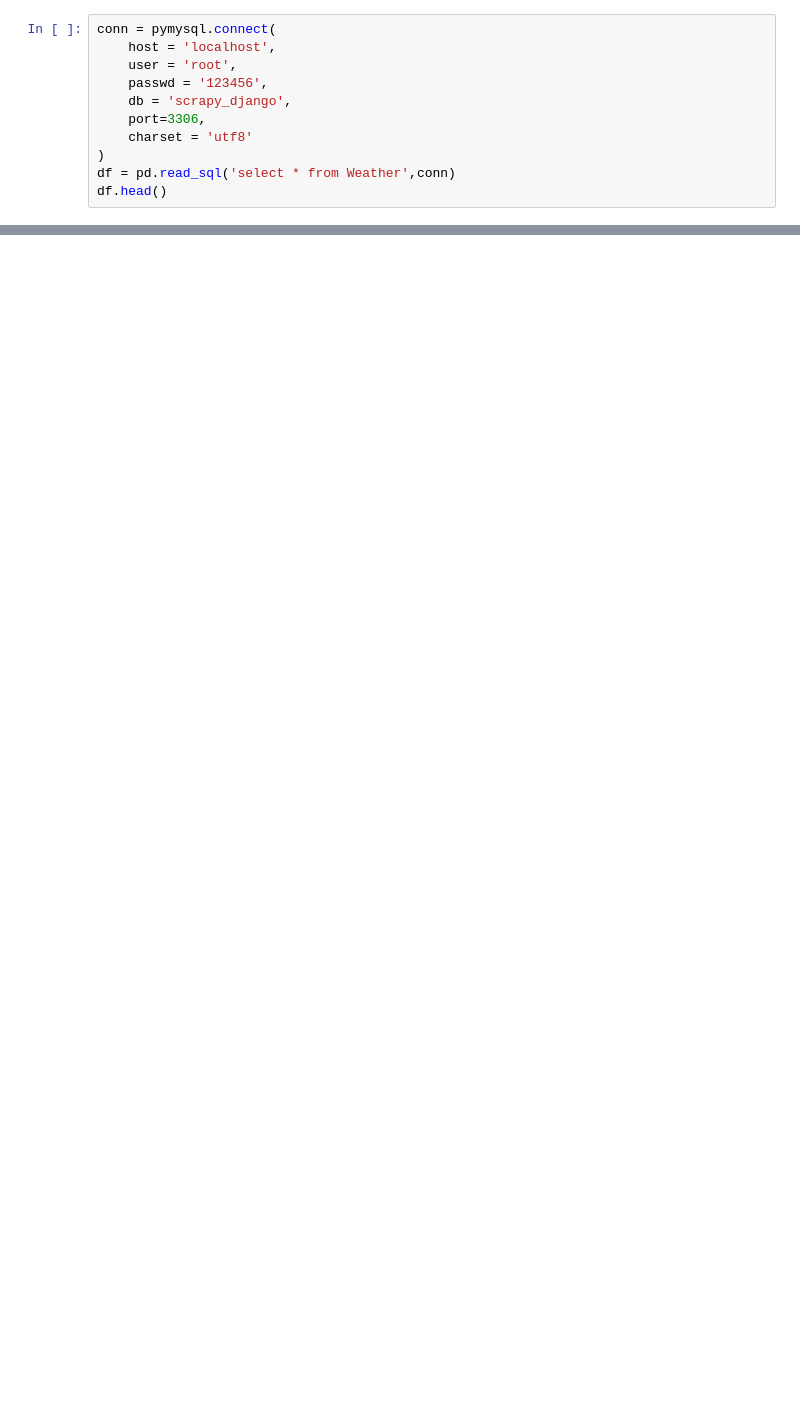
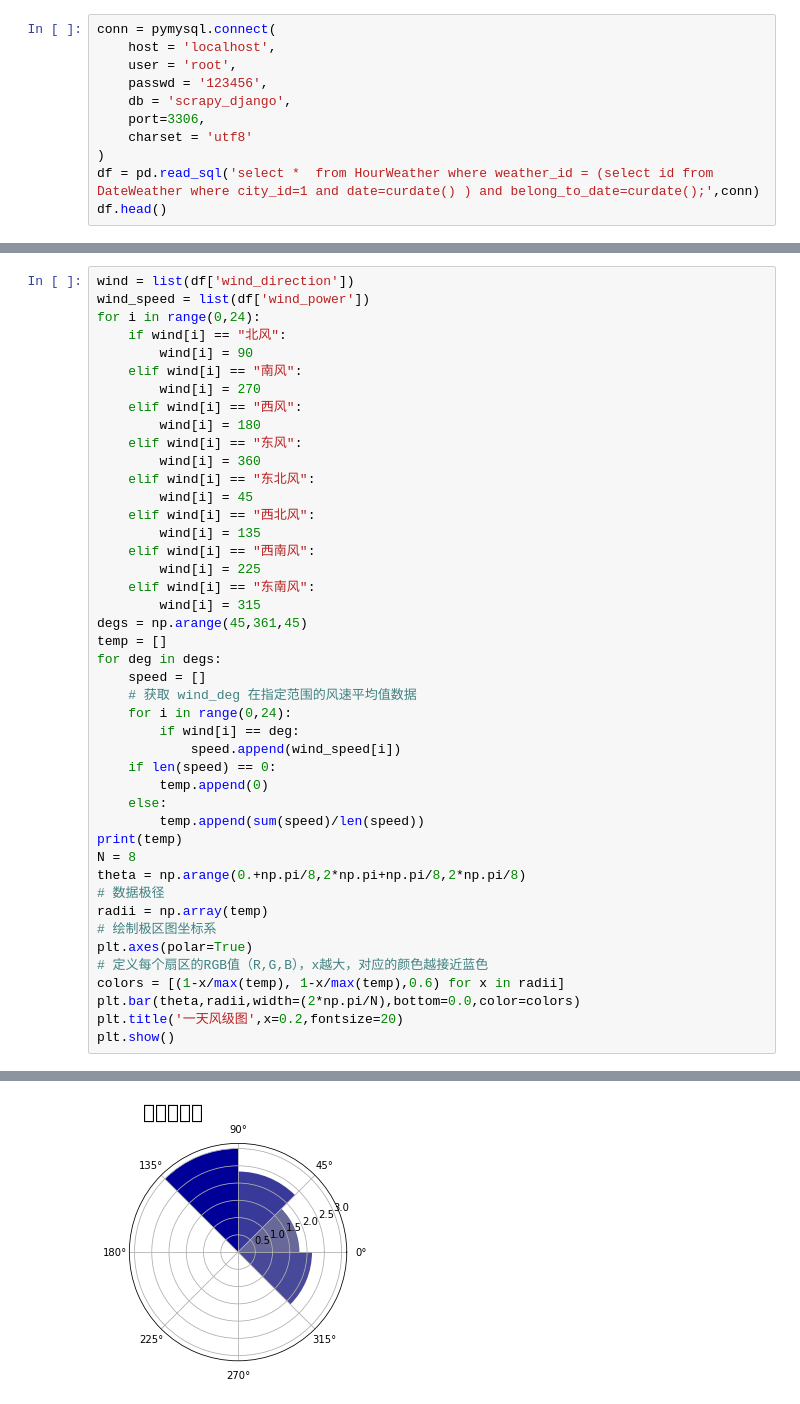
Before and after one commit to realzhengyiming/WeatherPlatform, a Jupyter notebook: weather_analysis.ipynb, the cells around one changed output, grey strips where cells are left out. Drawn from its saved outputs; the diff is of its cells as text; blank space fills up the shorter version.

```diff
--- a/weather_analysis.ipynb
+++ b/weather_analysis.ipynb
@@ -12,6 +13,6 @@ conn = pymysql.connect(
     port=3306,
     charset = 'utf8'
 )
-df = pd.read_sql('select * from Weather',conn)
+df = pd.read_sql('select *  from HourWeather where weather_id = (select id from DateWeather where city_id=1 and date=curdate() ) and belong_to_date=curdate();',conn)
 df.head()
 # %% [output]
@@ -30,0 +25,45 @@ logger.error("something wrong")
+# %%
+wind = list(df['wind_direction'])
+wind_speed = list(df['wind_power'])
+for i in range(0,24):
+    if wind[i] == "北风":
+        wind[i] = 90
+    elif wind[i] == "南风":
+        wind[i] = 270
+    elif wind[i] == "西风":
+        wind[i] = 180
+    elif wind[i] == "东风":
+        wind[i] = 360
+    elif wind[i] == "东北风":
+        wind[i] = 45
+    elif wind[i] == "西北风":
+        wind[i] = 135
+    elif wind[i] == "西南风":
+        wind[i] = 225
+    elif wind[i] == "东南风":
+        wind[i] = 315
+degs = np.arange(45,361,45)
+temp = []
+for deg in degs:
+    speed = []
+    # 获取 wind_deg 在指定范围的风速平均值数据
+    for i in range(0,24):
+        if wind[i] == deg:
+            speed.append(wind_speed[i])
+    if len(speed) == 0:
+        temp.append(0)
+    else:
+        temp.append(sum(speed)/len(speed))
+print(temp)
+N = 8
+theta = np.arange(0.+np.pi/8,2*np.pi+np.pi/8,2*np.pi/8)
+# 数据极径
+radii = np.array(temp)
+# 绘制极区图坐标系
+plt.axes(polar=True)
+# 定义每个扇区的RGB值（R,G,B），x越大，对应的颜色越接近蓝色
+colors = [(1-x/max(temp), 1-x/max(temp),0.6) for x in radii]
+plt.bar(theta,radii,width=(2*np.pi/N),bottom=0.0,color=colors)
+plt.title('一天风级图',x=0.2,fontsize=20)
+plt.show()
+# %% [output]
@@ -30,0 +71 @@ logger.error("something wrong")
+[figure, added]
```
Also changed, not shown: parts of 5 cells of this notebook, 8 other files.
